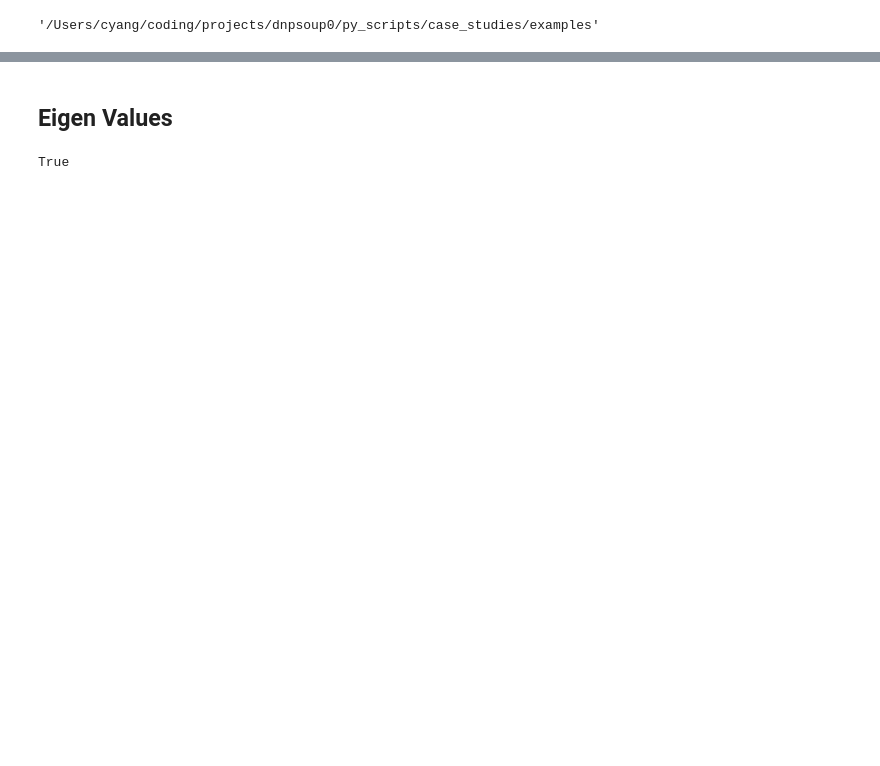
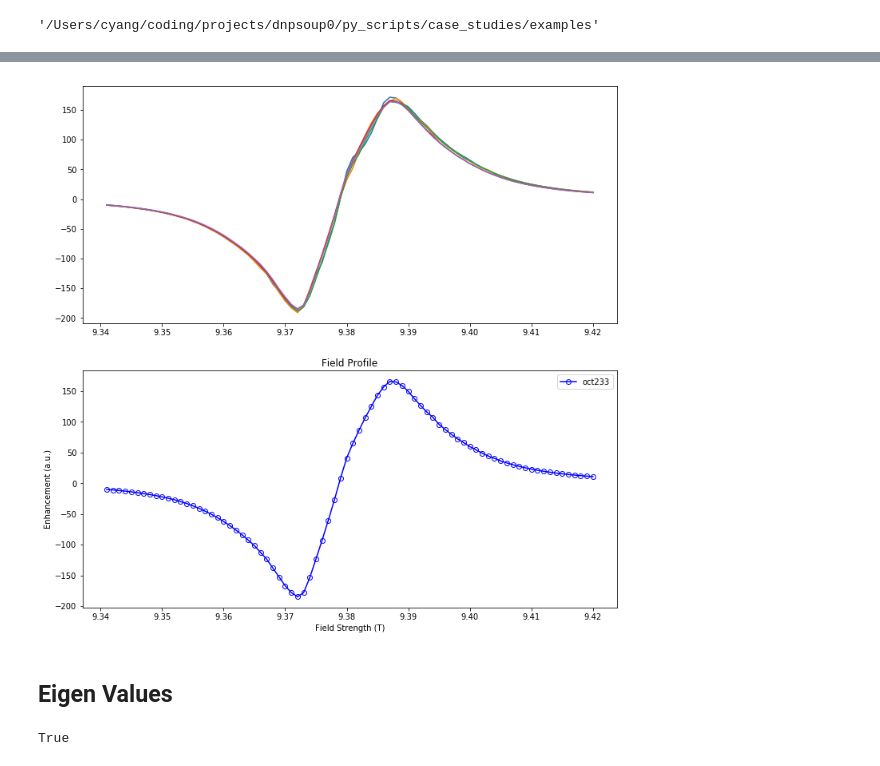
Before and after one commit to cyang019/dnpsoup, a Jupyter notebook: py_scripts/case_studies/examples/VisualizeResultsFor_CW_MAS_TOTAPOL.ipynb, the cells around one changed output, grey strips where cells are left out. Drawn from its saved outputs; the diff is of its cells as text; code cells hidden in the pictures; blank space fills up the shorter version.

```diff
--- a/py_scripts/case_studies/examples/VisualizeResultsFor_CW_MAS_TOTAPOL.ipynb
+++ b/py_scripts/case_studies/examples/VisualizeResultsFor_CW_MAS_TOTAPOL.ipynb
@@ -14,3 +60,28 @@ data_dir = '../../../results/v2/CW_CrossEffect/'
+# %%
+data_dir = '../../../results/v2/CW_CrossEffect/v3/'
+powder_options = [
+    'oct34', 'oct55', 'oct89', 'oct144', 'oct233'
+]
+zoom_select = 3
+data_se = {}
+for powder_option in powder_options:
+    filename = f'eeH_1hf_p50ms_1MHz_inc40ns_a0b0g0_static_{powder_option}_9p34_to_9p42_step0p001_fp.result1'
+    filepath = os.path.join(data_dir, filename)
+    df = get_data(filepath)
+    data_se[powder_option] = df
+fig, axes = plt.subplots(2, 1, figsize=(12, 12))
+for powder_option, df in data_se.items():
+    axes[0].plot(df[0], df[1], label=powder_option)
+df_chosen = data_se[powder_options[zoom_select]]
+axes[1].plot(df_chosen[0], df_chosen[1], 'bo-', markerfacecolor='none', label=powder_option)
+# axes[1].set_xlim(9.37, 9.41)
+plt.title('Field Profile')
+plt.xlabel('Field Strength (T)')
+plt.ylabel('Enhancement (a.u.)')
+plt.legend(loc='best')
+plt.show()
+# %% [output]
+[figure, added]
 # %% [markdown]
 ## Eigen Values
 # %%
```
Also changed, not shown: parts of 31 cells of this notebook, 8 other files.
